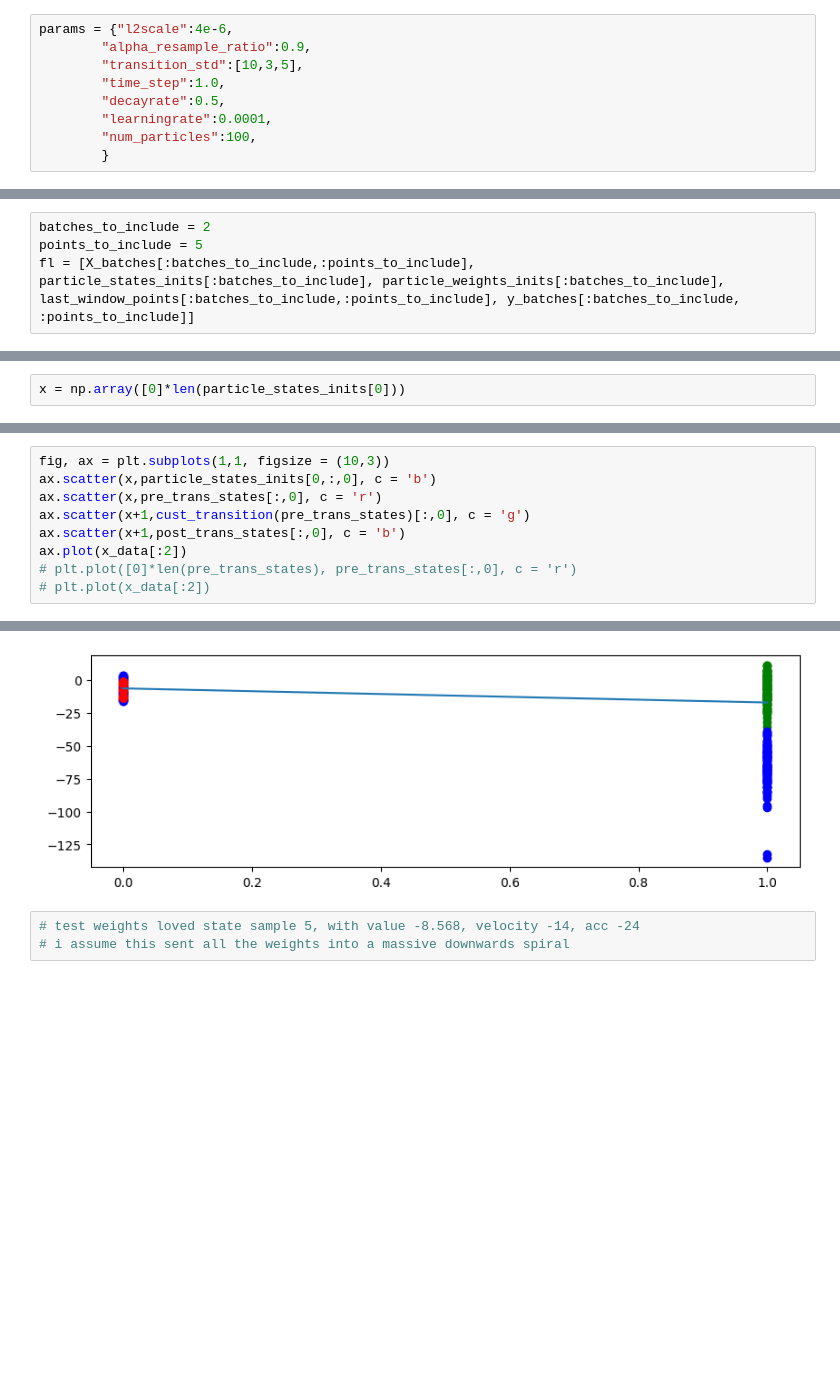
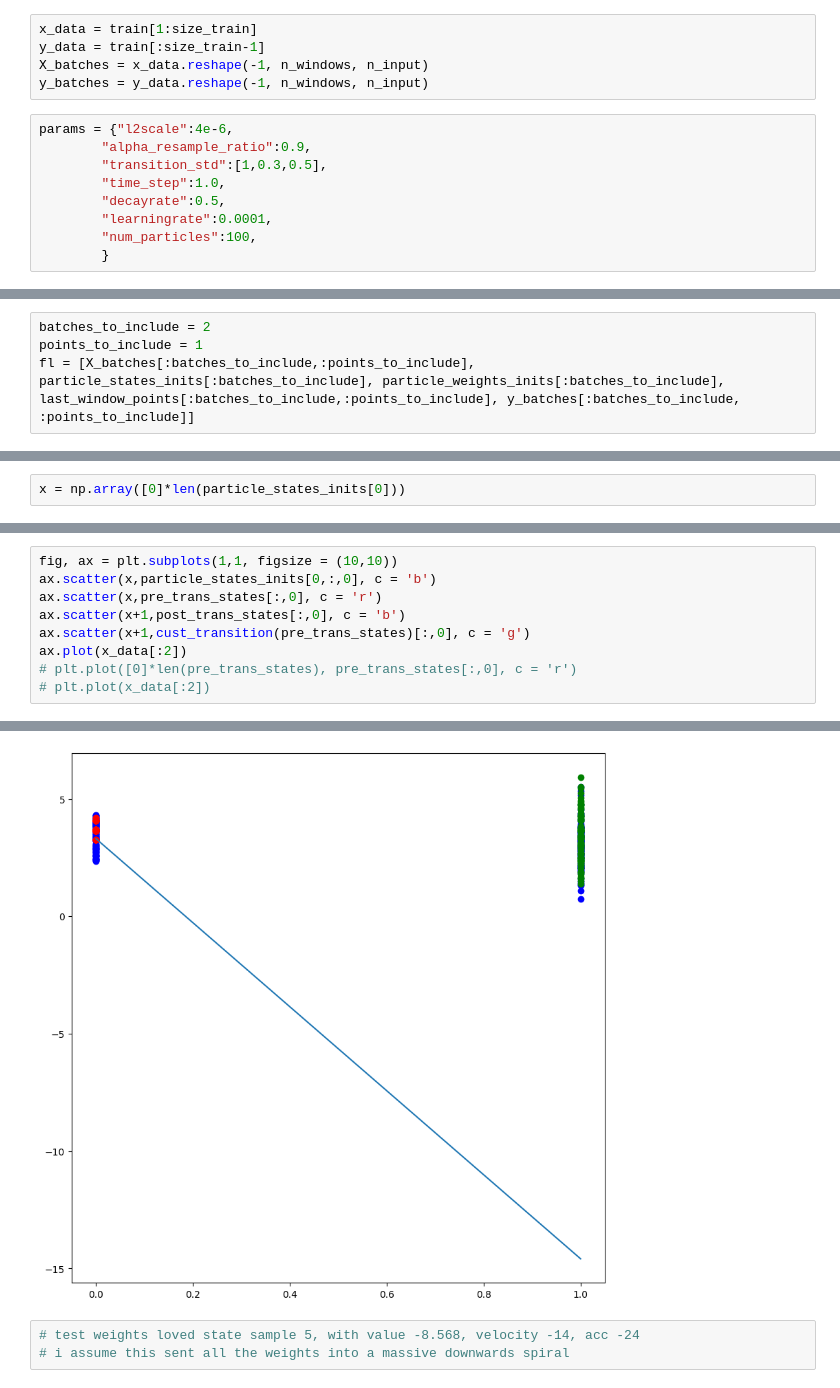
Before and after one commit to michaelsprintson/pfnet, a Jupyter notebook: rnn.ipynb, the cells around one changed output, grey strips where cells are left out. Drawn from its saved outputs; the diff is of its cells as text; blank space fills up the shorter version.

Commit message:
fixed training data, lowered transition std, seemed to resolve transition differences

```diff
--- a/rnn.ipynb
+++ b/rnn.ipynb
@@ -60,7 +36,12 @@ print(X_test.shape, y_test.shape)
+# %%
+x_data = train[1:size_train]
+y_data = train[:size_train-1]
+X_batches = x_data.reshape(-1, n_windows, n_input)
+y_batches = y_data.reshape(-1, n_windows, n_input)
 # %%
 params = {"l2scale":4e-6,
         "alpha_resample_ratio":0.9,
-        "transition_std":[10,3,5],
+        "transition_std":[1,0.3,0.5],
         "time_step":1.0,
         "decayrate":0.5,
         "learningrate":0.0001,
@@ -92,7 +73,7 @@ last_window_points = np.array([x_data[i-lag_len:i] if i>=lag_len else np.concate
 from cust_rnn import PFNET
 # %%
 batches_to_include = 2
-points_to_include = 5
+points_to_include = 1
 fl = [X_batches[:batches_to_include,:points_to_include], particle_states_inits[:batches_to_include], particle_weights_inits[:batches_to_include], last_window_points[:batches_to_include,:points_to_include], y_batches[:batches_to_include, :points_to_include]]
 # %%
 [i.shape for i in fl]
@@ -184,17 +175,17 @@ def cust_transition(p_states):
     new_p_states[:,2] = delta_a
     return new_p_states
 # %%
-fig, ax = plt.subplots(1,1, figsize = (10,3))
+fig, ax = plt.subplots(1,1, figsize = (10,10))
 ax.scatter(x,particle_states_inits[0,:,0], c = 'b')
 ax.scatter(x,pre_trans_states[:,0], c = 'r')
+ax.scatter(x+1,post_trans_states[:,0], c = 'b')
 ax.scatter(x+1,cust_transition(pre_trans_states)[:,0], c = 'g')
-ax.scatter(x+1,post_trans_states[:,0], c = 'b')
 ax.plot(x_data[:2])
 # plt.plot([0]*len(pre_trans_states), pre_trans_states[:,0], c = 'r')
 # plt.plot(x_data[:2])
 # %% [output]
 [<matplotlib.lines.Line2D at 0x...>]
-[figure, old version]
+[figure, new version]
 # %%
 # test weights loved state sample 5, with value -8.568, velocity -14, acc -24
 # i assume this sent all the weights into a massive downwards spiral
```
Also changed, not shown: parts of 15 cells of this notebook.
